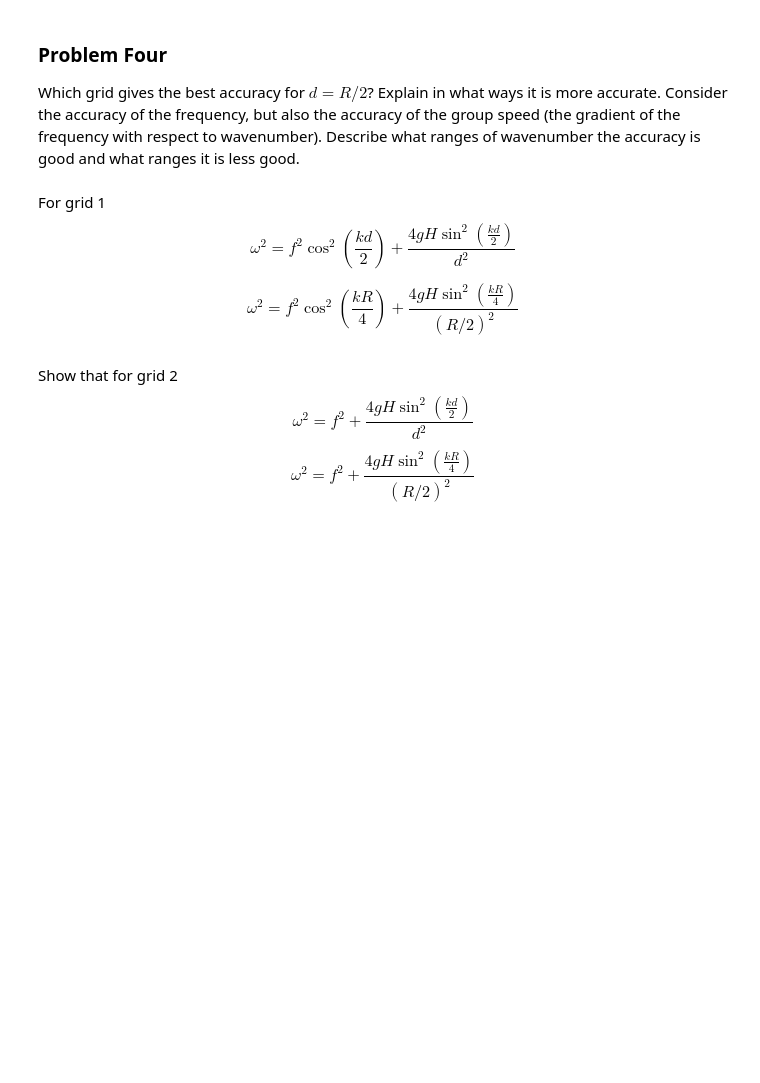
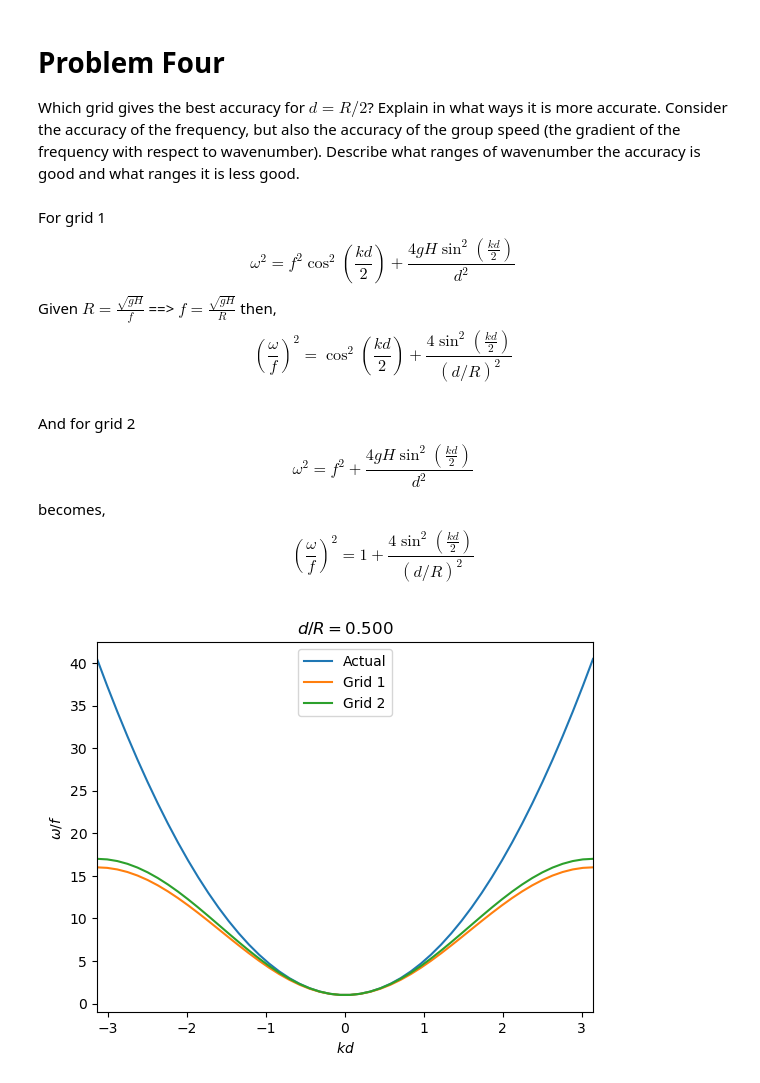
Before and after one commit to gwatts98/numeric_2024, a Jupyter notebook: notebooks/lab7/lab7a_gwatts.ipynb, the cells around one changed output. Cells and saved outputs as stored; diff of their text form; code cells hidden in the pictures; blank space fills up the shorter version.

```diff
--- a/notebooks/lab7/lab7a_gwatts.ipynb
+++ b/notebooks/lab7/lab7a_gwatts.ipynb
@@ -1,16 +12,21 @@
 # %% [markdown]
-### Problem Four
-
-[lab7:prob:accurate]:(#Problem-Four)
+# Problem Four
 
 Which grid gives the best accuracy for $d=R/2$?
 Explain in what ways it is more accurate.  Consider the accuracy of the frequency, but also the accuracy of the group speed (the gradient of the frequency with respect to wavenumber).  Describe what ranges of wavenumber the accuracy is good and what ranges it is less good.
 # %% [markdown]
 For grid 1
 $$\omega ^2 = f^2 \cos^2(\frac{kd}{2}) + \frac{4gH \sin^2(\frac{kd}{2})}{d^2}$$
-
-$$\omega ^2 = f^2 \cos^2(\frac{kR}{4}) + \frac{4gH \sin^2(\frac{kR}{4})}{(R/2)^2}$$
+Given
+$R = \frac{\sqrt{gH}}{f}$ ==>
+$f = \frac{\sqrt{gH}}{R}$ then,
+$$(\frac{\omega}{f}) ^2 = \cos^2(\frac{kd}{2}) + \frac{4 \sin^2(\frac{kd}{2})}{(d/R)^2}$$
 # %% [markdown]
-Show that for grid 2
+And for grid 2
 $$\omega ^2 = f^2  + \frac{4gH \sin^2(\frac{kd}{2})}{d^2}$$
-$$\omega ^2 = f^2  + \frac{4gH \sin^2(\frac{kR}{4})}{(R/2)^2}$$
+becomes,
+$$(\frac{\omega}{f}) ^2 = 1  + \frac{4 \sin^2(\frac{kd}{2})}{(d/R)^2}$$
+# %%
+accuracy2d.main(0.5)
+# %% [output]
+[figure, added]
```
Also changed, not shown: parts of 11 cells of this notebook.
